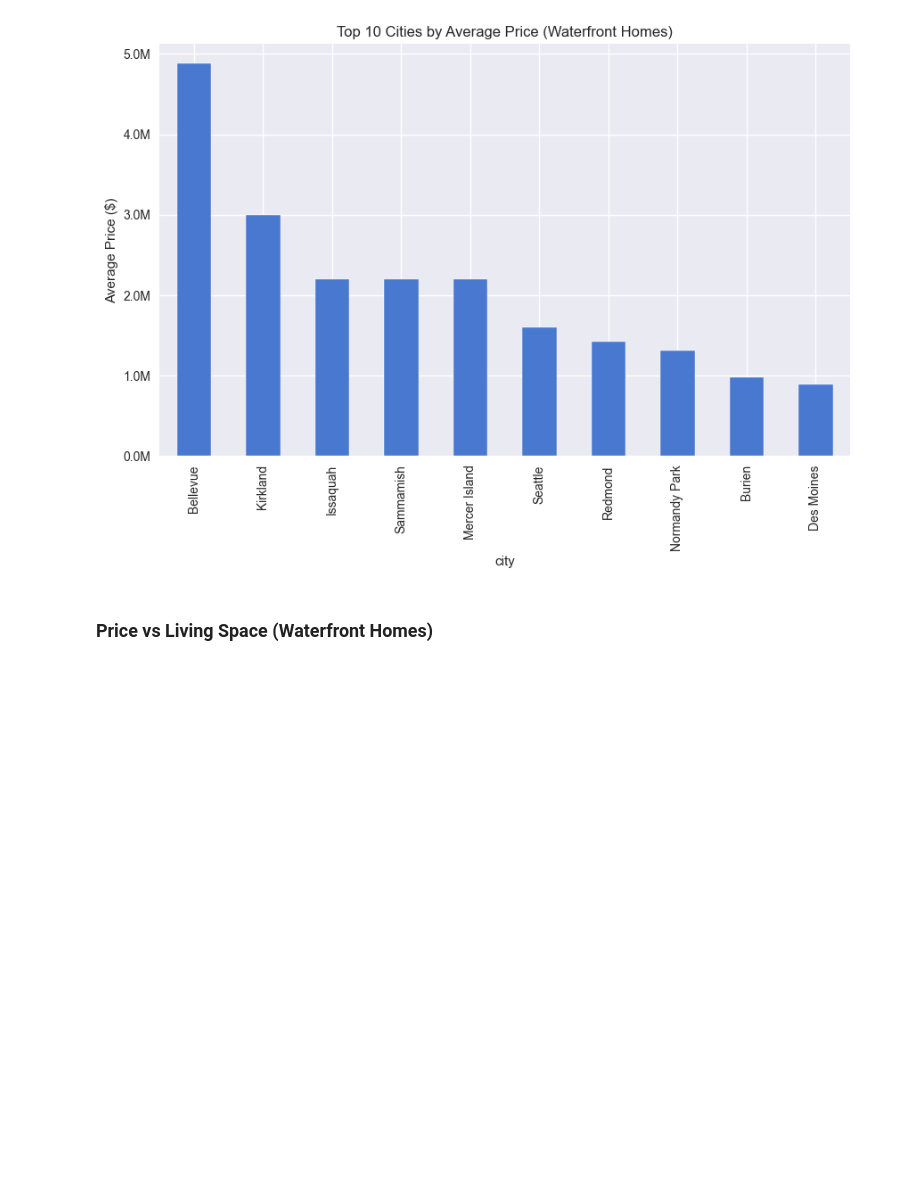
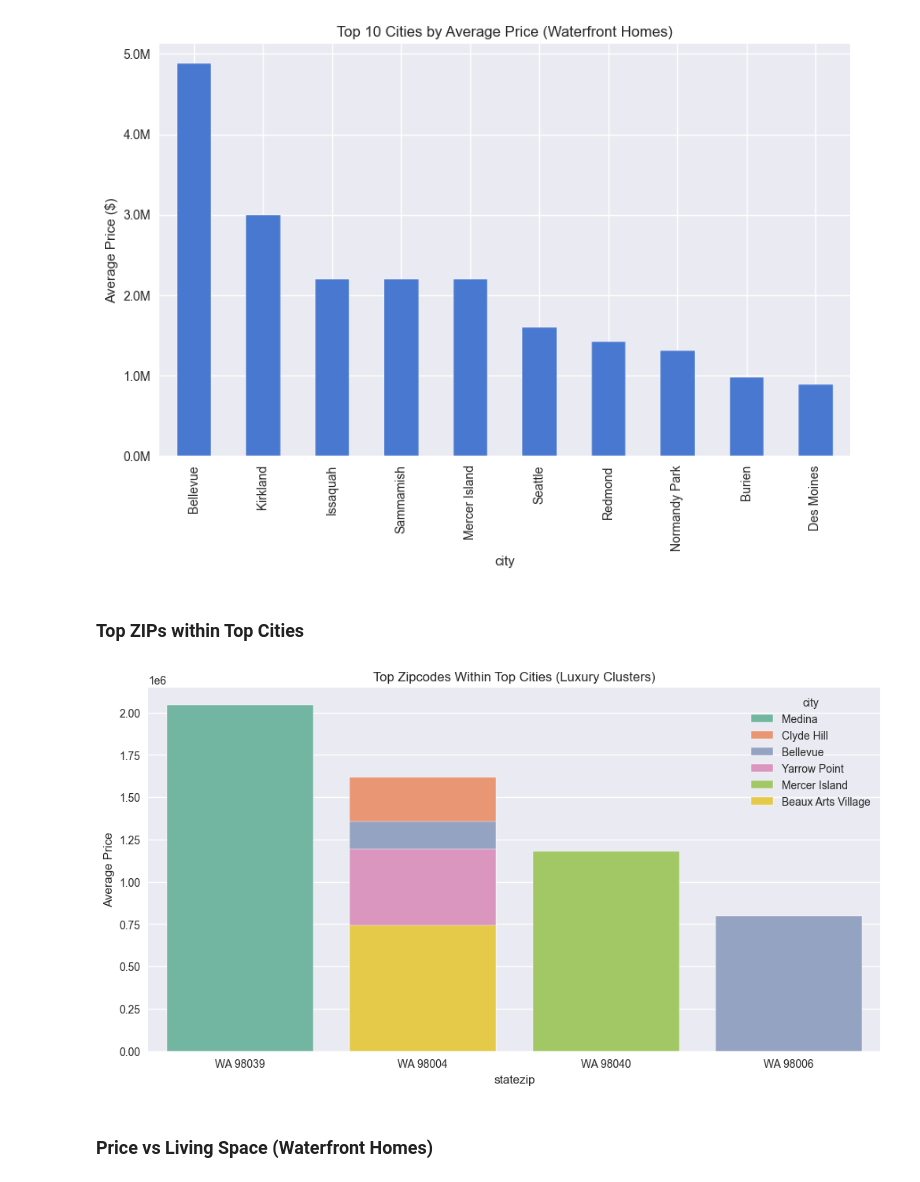
Before and after one commit to coffee3333/data-science-classroom, a Jupyter notebook: kingCounty-22.09.25/analysis.ipynb, the cells around one changed output. Drawn from its saved outputs; the diff is of its cells as text; code cells hidden in the pictures; blank space fills up the shorter version.

```diff
--- a/kingCounty-22.09.25/analysis.ipynb
+++ b/kingCounty-22.09.25/analysis.ipynb
@@ -92,6 +116,16 @@ ax.yaxis.set_major_formatter(mtick.FuncFormatter(lambda y, _: f'{y/1e6:.1f}M'))
 plt.show()
 # %% [output]
 [figure]
+# %% [markdown]
+### Top ZIPs within Top Cities
+# %%
+plt.figure(figsize=(12,6))
+sns.barplot(x="statezip", y="price", hue="city", data=overlap, dodge=False, palette="Set2")
+plt.title("Top Zipcodes Within Top Cities (Luxury Clusters)")
+plt.ylabel("Average Price")
+plt.show()
+# %% [output]
+[figure, added]
 # %% [markdown]
 ### Price vs Living Space (Waterfront Homes)
 # %%
```
Also changed, not shown: parts of 15 cells of this notebook.
